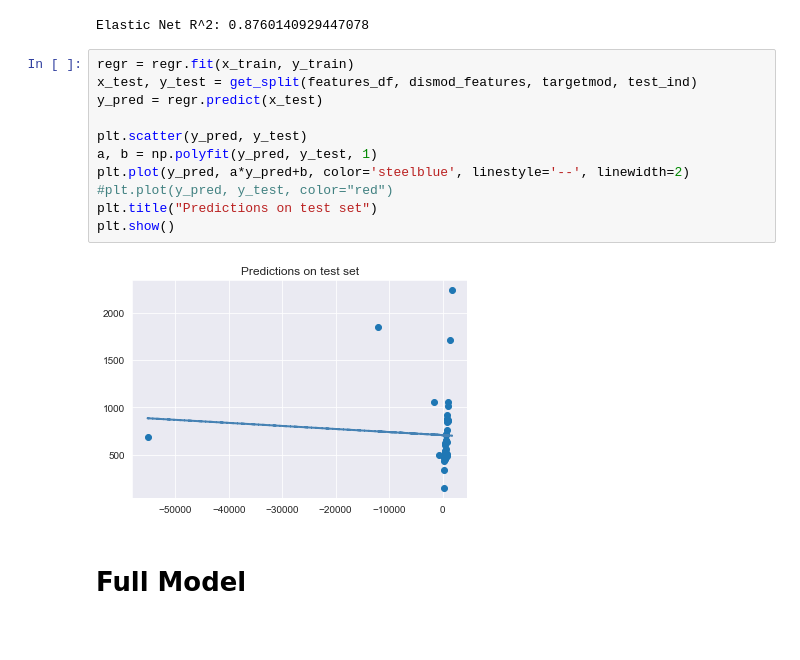
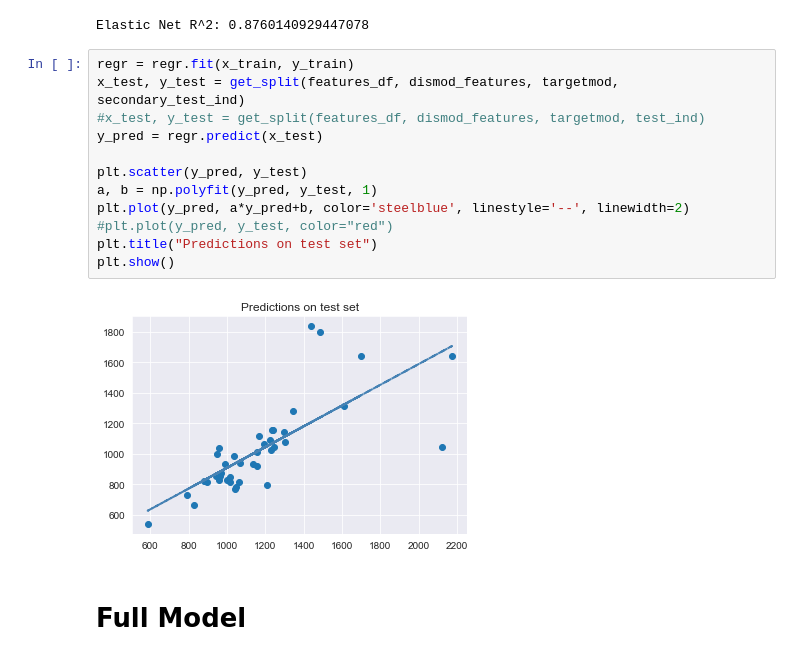
Before and after one commit to LourensWalters/battery-cycle-life, a Jupyter notebook: src/notebooks/Base models.ipynb, the cells around one changed output. Cells and saved outputs as stored; diff of their text form.

```diff
--- a/src/notebooks/Base models.ipynb
+++ b/src/notebooks/Base models.ipynb
@@ -198,17 +195,18 @@ dismod_rmse, dismod_mpe, dismod_rsq = eval_model(regr, features_df, dismod_featu
 Elastic Net R^2: 0.8760140929447078
 # %%
 regr = regr.fit(x_train, y_train)
-x_test, y_test = get_split(features_df, dismod_features, targetmod, test_ind)
+x_test, y_test = get_split(features_df, dismod_features, targetmod, secondary_test_ind)
+#x_test, y_test = get_split(features_df, dismod_features, targetmod, test_ind)
 y_pred = regr.predict(x_test)
 
 plt.scatter(y_pred, y_test)
 a, b = np.polyfit(y_pred, y_test, 1)
 plt.plot(y_pred, a*y_pred+b, color='steelblue', linestyle='--', linewidth=2)
 #plt.plot(y_pred, y_test, color="red")
 plt.title("Predictions on test set")
 plt.show()
 # %% [output]
-[figure, old version]
+[figure, new version]
 # %% [markdown]
 # Full Model
 # %%
```
Also changed, not shown: parts of 7 cells of this notebook, 4 other files.
